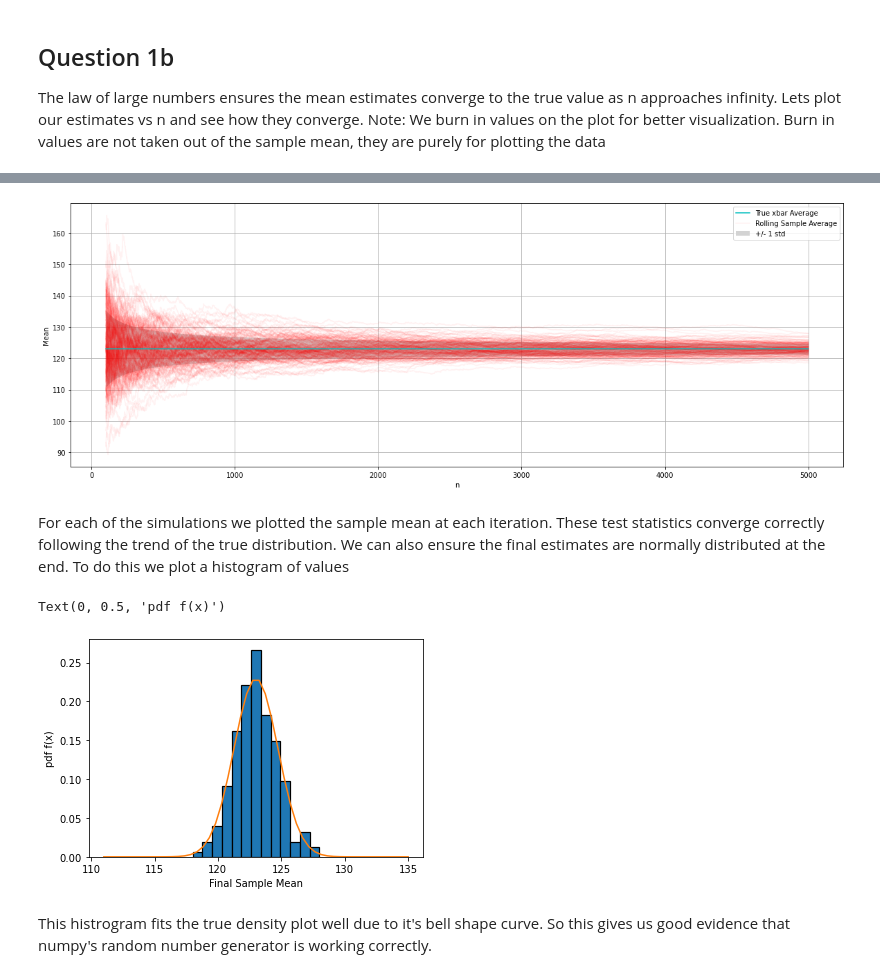
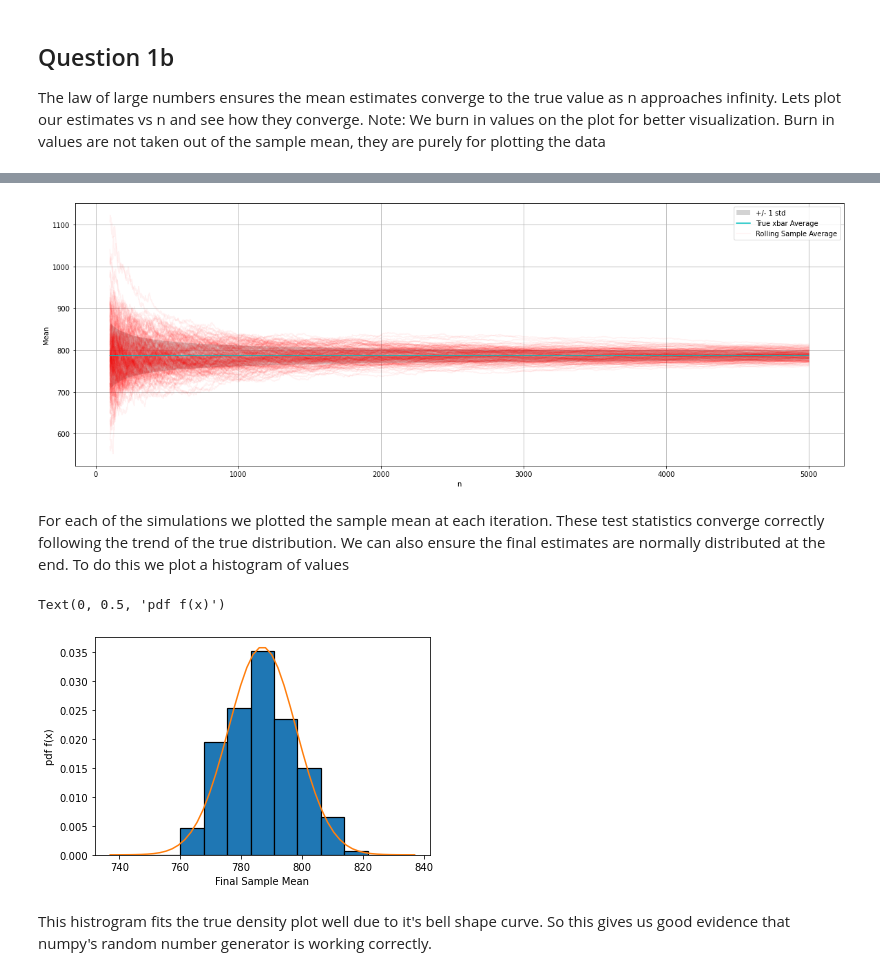
Before and after one commit to smturro2/ie-413, a Jupyter notebook: HW4.ipynb, the cells around one changed output, grey strips where cells are left out. Saved outputs shown, nothing was run; the diff lists cells and outputs as text; code cells hidden in the pictures.

```diff
--- a/HW4.ipynb
+++ b/HW4.ipynb
@@ -28,7 +25,7 @@ $$\bar x = \frac{1}{n}\sum_{i=1}^n x_i$$
 $$s^2 = \frac{1}{n-1}\sum_{i=1}^n (x_i - \bar x)^2$$
 # %%
 n = 5000
-UIN = 123
+UIN = 787
 
 true_mean = UIN
 true_var = UIN**2
@@ -139,21 +136,21 @@ plt.ylabel("Mean")
 plt.grid()
 plt.show()
 # %% [output]
-[figure, old version]
+[figure, new version]
 # %% [markdown]
 For each of the simulations we plotted the sample mean at each iteration. These test statistics converge correctly following the trend of the true distribution. We can also ensure the final estimates are normally distributed at the end. To do this we plot a histogram of values
 # %%
 final_simulation_estimates = np.array(final_simulation_estimates)
 plt.hist(final_simulation_estimates,
-         bins=np.linspace(true_mean-5,true_mean+5, 14),
+         bins=np.linspace(true_mean-50,true_mean+50, 14),
          density=True, edgecolor='black', linewidth=1.2)
-x = np.linspace(true_mean-12,true_mean+12, 50)
+x = np.linspace(true_mean-50,true_mean+50, 50)
 plt.plot(x, stats.norm.pdf(x,true_mean,np.sqrt(true_var/n)),label="True Distribution")
 plt.xlabel("Final Sample Mean")
 plt.ylabel("pdf f(x)")
 # %% [output]
 Text(0, 0.5, 'pdf f(x)')
-[figure, old version]
+[figure, new version]
 # %% [markdown]
 This histrogram fits the true density plot well due to it's bell shape curve. So this gives us good evidence that numpy's random number generator is working correctly.
 # %% [markdown]
```
Also changed, not shown: parts of 16 cells of this notebook.
